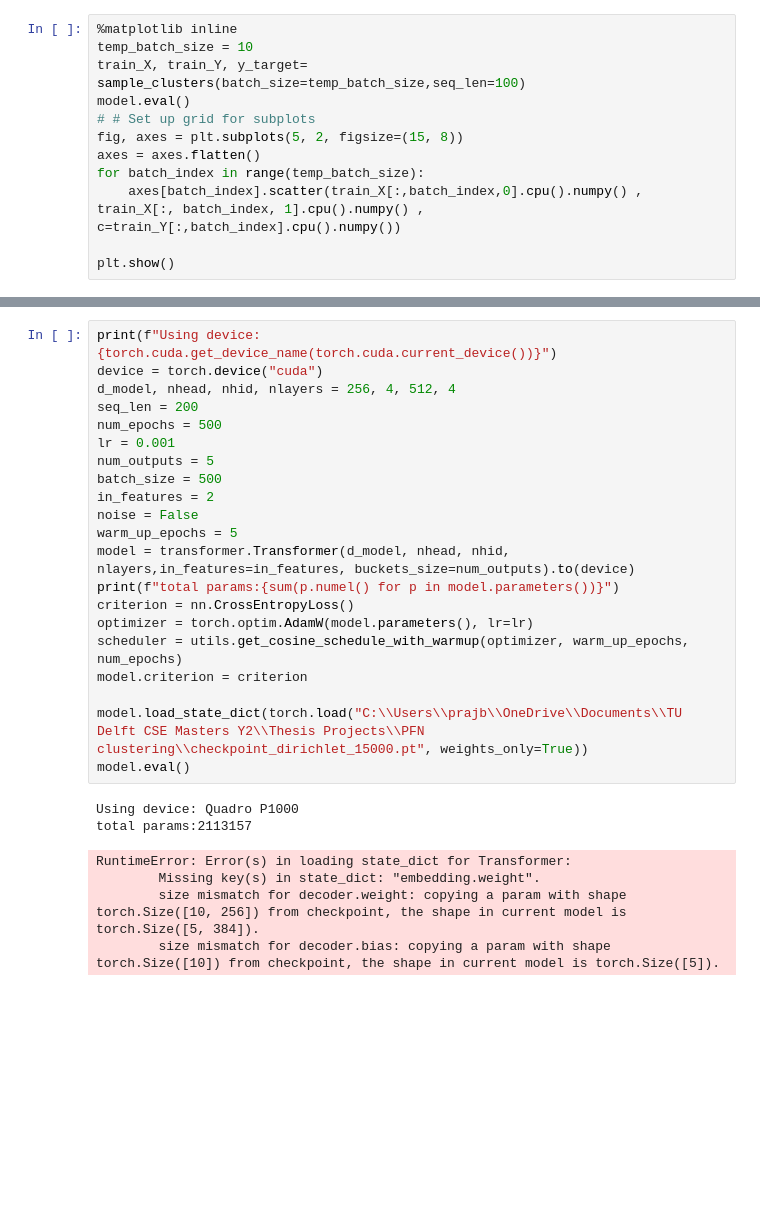
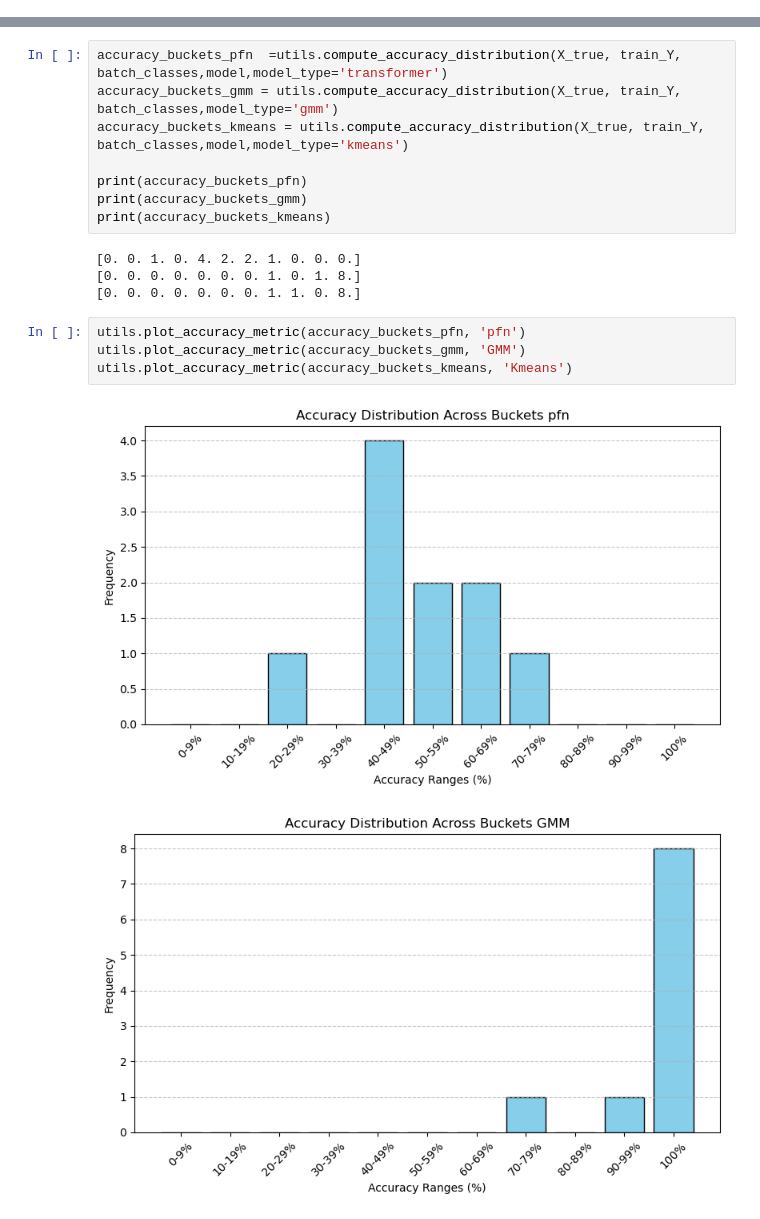
Before and after one commit to pbhaskaran/PFN_clustering, a Jupyter notebook: Clustering PFN.ipynb, the cells around one changed output, grey strips where cells are left out. Saved outputs shown, nothing was run; the diff lists cells and outputs as text; blank space fills up the shorter version.

```diff
--- a/Clustering PFN.ipynb
+++ b/Clustering PFN.ipynb
@@ -267,12 +110,0 @@ plt.show()
-# %%
-%matplotlib inline
-temp_batch_size = 10
-train_X, train_Y, y_target= sample_clusters(batch_size=temp_batch_size,seq_len=100)
-model.eval()
-# # Set up grid for subplots
-fig, axes = plt.subplots(5, 2, figsize=(15, 8))
-axes = axes.flatten()
-for batch_index in range(temp_batch_size):
-    axes[batch_index].scatter(train_X[:,batch_index,0].cpu().numpy() , train_X[:, batch_index, 1].cpu().numpy() , c=train_Y[:,batch_index].cpu().numpy())
-
-plt.show()
@@ -324,28 +111,19 @@ warnings.filterwarnings("ignore")
-# %%
-print(f"Using device: {torch.cuda.get_device_name(torch.cuda.current_device())}")
-device = torch.device("cuda")
-d_model, nhead, nhid, nlayers = 256, 4, 512, 4
-seq_len = 200
-num_epochs = 500
-lr = 0.001
-num_outputs = 5
-batch_size = 500
-in_features = 2
-noise = False
-warm_up_epochs = 5
-model = transformer.Transformer(d_model, nhead, nhid, nlayers,in_features=in_features, buckets_size=num_outputs).to(device)
-print(f"total params:{sum(p.numel() for p in model.parameters())}")
-criterion = nn.CrossEntropyLoss()
-optimizer = torch.optim.AdamW(model.parameters(), lr=lr)
-scheduler = utils.get_cosine_schedule_with_warmup(optimizer, warm_up_epochs, num_epochs)
-model.criterion = criterion
-
-model.load_state_dict(torch.load("C:\\Users\\prajb\\OneDrive\\Documents\\TU Delft CSE Masters Y2\\Thesis Projects\\PFN clustering\\checkpoint_dirichlet_15000.pt", weights_only=True))
-model.eval()
-# %% [output]
-Using device: Quadro P1000
-total params:2113157
-RuntimeError: Error(s) in loading state_dict for Transformer:
-        Missing key(s) in state_dict: "embedding.weight".
-        size mismatch for decoder.weight: copying a param with shape torch.Size([10, 256]) from checkpoint, the shape in current model is torch.Size([5, 384]).
-        size mismatch for decoder.bias: copying a param with shape torch.Size([10]) from checkpoint, the shape in current model is torch.Size([5]).
+# %%
+accuracy_buckets_pfn  =utils.compute_accuracy_distribution(X_true, train_Y, batch_classes,model,model_type='transformer')
+accuracy_buckets_gmm = utils.compute_accuracy_distribution(X_true, train_Y, batch_classes,model_type='gmm')
+accuracy_buckets_kmeans = utils.compute_accuracy_distribution(X_true, train_Y, batch_classes,model,model_type='kmeans')
+
+print(accuracy_buckets_pfn)
+print(accuracy_buckets_gmm)
+print(accuracy_buckets_kmeans)
+# %% [output]
+[0. 0. 1. 0. 4. 2. 2. 1. 0. 0. 0.]
+[0. 0. 0. 0. 0. 0. 0. 1. 0. 1. 8.]
+[0. 0. 0. 0. 0. 0. 0. 1. 1. 0. 8.]
+# %%
+utils.plot_accuracy_metric(accuracy_buckets_pfn, 'pfn')
+utils.plot_accuracy_metric(accuracy_buckets_gmm, 'GMM')
+utils.plot_accuracy_metric(accuracy_buckets_kmeans, 'Kmeans')
+# %% [output]
+[figure, added]
+[figure, added]
```
Also changed, not shown: parts of 18 cells of this notebook, 11 other files.
